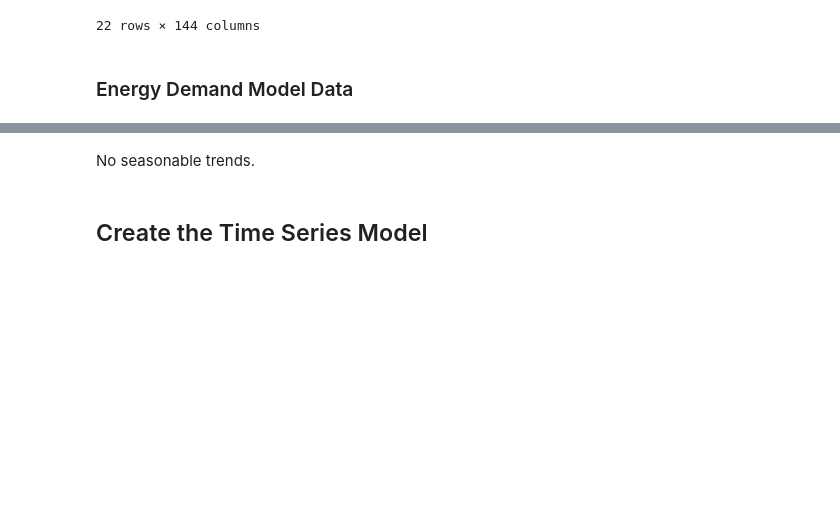
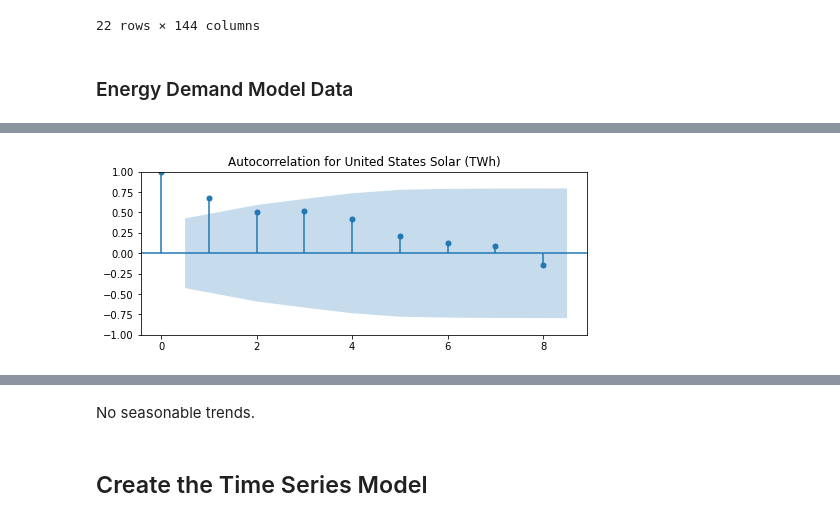
Before and after one commit to FunkyTable/Energy_Production_Time_Series_Projection, a Jupyter notebook: student.ipynb, the cells around one changed output, grey strips where cells are left out. Drawn from its saved outputs; the diff is of its cells as text; code cells hidden in the pictures; blank space fills up the shorter version.

```diff
--- a/student.ipynb
+++ b/student.ipynb
@@ -242,0 +391,3 @@ df_proj_dem_ann_yr
+# %%
+model_data = df_hist_elec[usa[2:6]+usa[7:]].copy()
+model_diff
@@ -242,0 +405,16 @@ df_proj_dem_ann_yr
+# %%
+# Plot the ACF
+def plotacf(df):
+    df_diff = df.diff().dropna()
+    if len(df.columns) > 1:
+        for col in df_diff.columns:
+            fig, ax = plt.subplots(figsize=(8, 3))
+            plot_acf(df_diff[col], ax=ax, lags=8);
+            plt.title('Autocorrelation for ' + col)
+    else:
+        fig, ax = plt.subplots(figsize=(8, 3))
+        plot_acf(df_diff, ax=ax, lags=8);
+        plt.title('Autocorrelation for ' + df.columns[0])
+plotacf(model_data.iloc[:,0:1])
+# %% [output]
+[figure, added]
```
Also changed, not shown: parts of 17 cells of this notebook, 1 other file.
